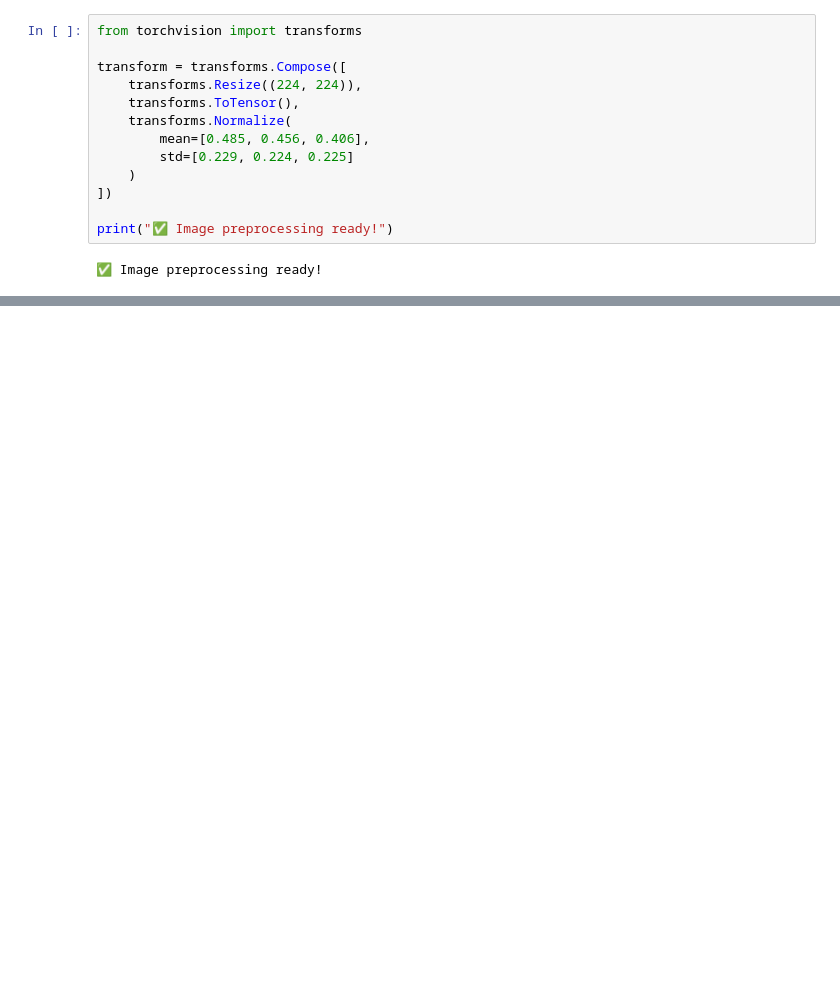
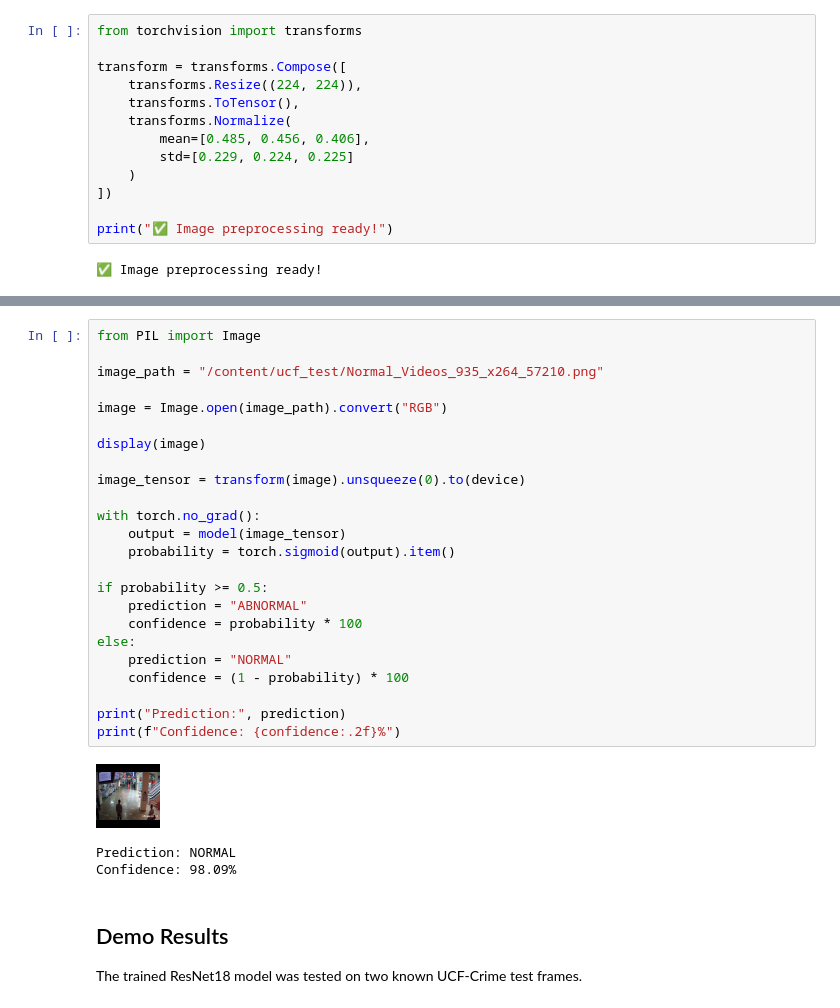
Before and after one commit to dhruveesalian/UCF-Crime-Abnormal-Behavior-Detection, a Jupyter notebook: UCF_Crime_ResNet18_Image_Detection.ipynb, the cells around one changed output, grey strips where cells are left out. Cells and saved outputs as stored; diff of their text form; blank space fills up the shorter version.

```diff
--- a/UCF_Crime_ResNet18_Image_Detection.ipynb
+++ b/UCF_Crime_ResNet18_Image_Detection.ipynb
@@ -306,0 +261,32 @@ This share link is temporary and will last for up to 1 week (best effort). For f
+# %%
+from PIL import Image
+
+image_path = "/content/ucf_test/Normal_Videos_935_x264_57210.png"
+
+image = Image.open(image_path).convert("RGB")
+
+display(image)
+
+image_tensor = transform(image).unsqueeze(0).to(device)
+
+with torch.no_grad():
+    output = model(image_tensor)
+    probability = torch.sigmoid(output).item()
+
+if probability >= 0.5:
+    prediction = "ABNORMAL"
+    confidence = probability * 100
+else:
+    prediction = "NORMAL"
+    confidence = (1 - probability) * 100
+
+print("Prediction:", prediction)
+print(f"Confidence: {confidence:.2f}%")
+# %% [output]
+[figure, added]
+Prediction: NORMAL
+Confidence: 98.09%
+# %% [markdown]
+## Demo Results
+
+The trained ResNet18 model was tested on two known UCF-Crime test frames.
```
Also changed, not shown: parts of 22 cells of this notebook.
